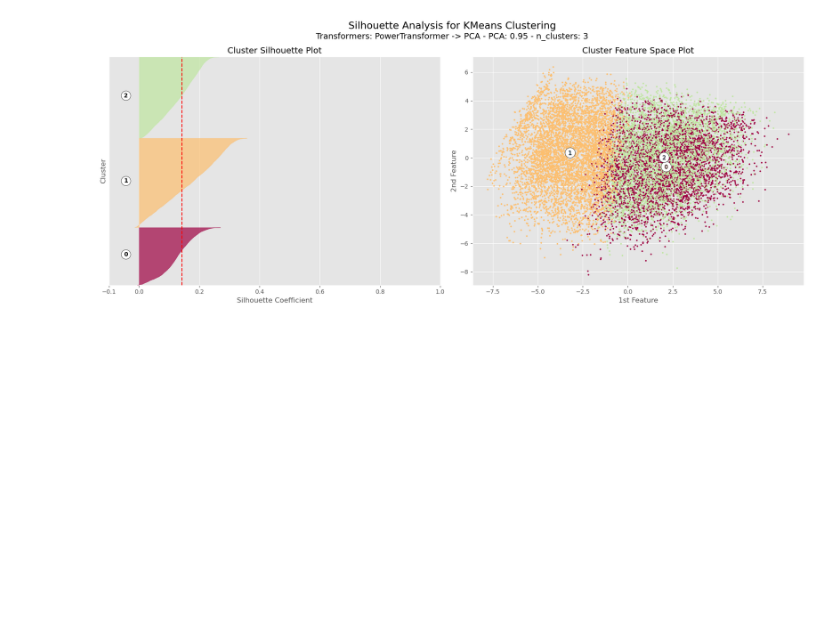
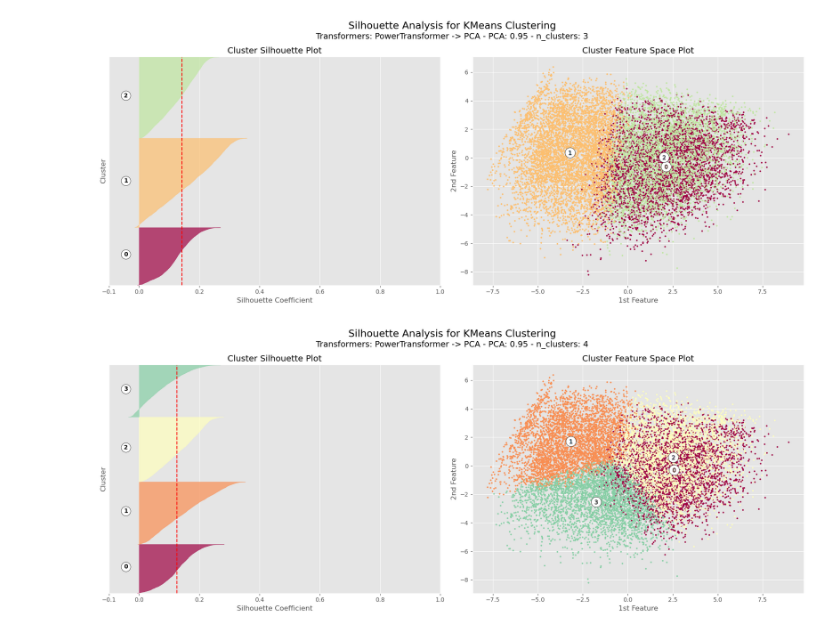
Before and after one commit to codeefy/Starbucks-Customer-Segmentation-, a Jupyter notebook: segmentation.ipynb, the cells around one changed output. Drawn from its saved outputs; the diff is of its cells as text; code cells hidden in the pictures; blank space fills up the shorter version.

```diff
--- a/segmentation.ipynb
+++ b/segmentation.ipynb
@@ -1108,3 +1108,11 @@ u.plot_silhouette_analysis(
     n_clusters = 3)
 # %% [output]
 [figure]
+# %%
+# Investigate silhouette analysis plot with n_clusters=4
+u.plot_silhouette_analysis(
+    df = coe,
+    ev = 0.95,
+    n_clusters = 4)
+# %% [output]
+[figure, added]
```
Also changed, not shown: parts of 3 cells of this notebook.
